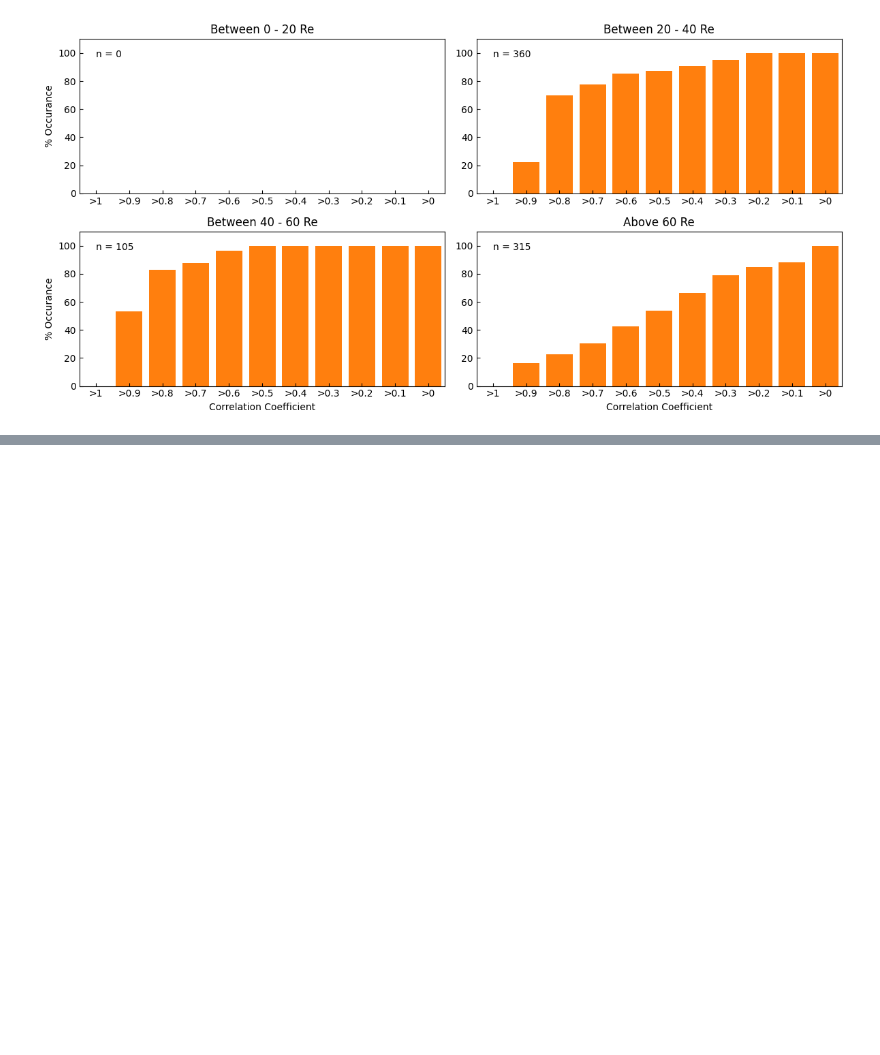
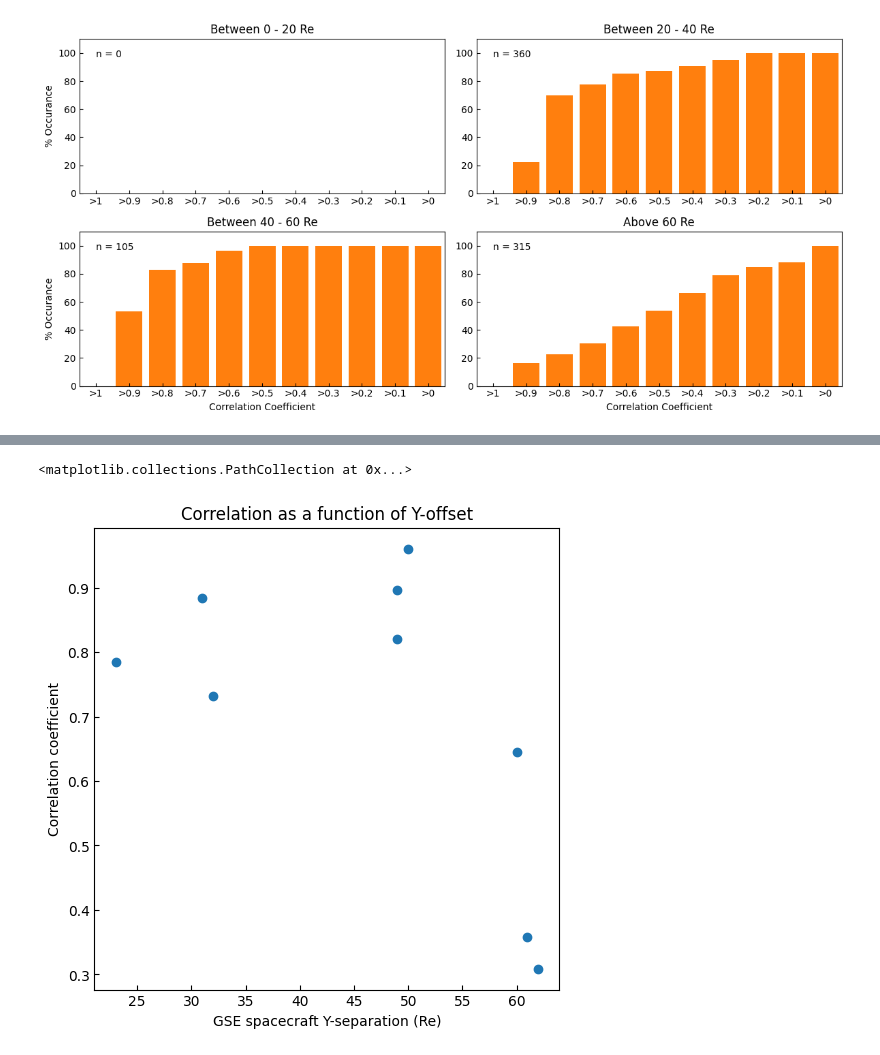
Before and after one commit to EspenFredrick/Solar-Wind-Reliability, a Jupyter notebook: SW-Width/SW-width.ipynb, the cells around one changed output, grey strips where cells are left out. Cells and saved outputs as stored; diff of their text form; code cells hidden in the pictures; blank space fills up the shorter version.

```diff
--- a/SW-Width/SW-width.ipynb
+++ b/SW-Width/SW-width.ipynb
@@ -429,0 +438,42 @@ plt.savefig("Plots/BarsByY", dpi=300)
+# %%
+def weighted_corrs(keys):
+    start = int(keys[1][0])
+    store = []
+    avgs = []
+    offsets = []
+    for i in range(len(keys[1])):
+        if int(keys[1][i]) == start:
+            store.append(keys[0][i])
+        elif int(keys[1][i]) != start:
+            avgs.append(np.average(store))
+            offsets.append(start)
+
+            store = []
+            store.append(keys[0][i])
+            start = int(keys[1][i])
+
+    avgs.append(np.average(store))
+    offsets.append(start)
+    return [avgs, offsets]
+# %%
+keys = ['2011-10-24', '2011-12-28', '2013-01-17', '2014-02-27A', '2014-02-27B', '2014-04-05', '2015-03-17']
+maxes = []
+sep = []
+
+for i in keys:
+    maxes = np.concatenate((maxes, pmax[i][0]))
+    sep = np.concatenate((sep, pmax[i][1]))
+all = [maxes, sep]
+
+osavg = weighted_corrs(all)
+# %%
+fig, ax = plt.subplots(figsize=(6,6))
+ax.set_title("Correlation as a function of Y-offset")
+ax.set_xlabel("GSE spacecraft Y-separation (Re)")
+ax.set_ylabel("Correlation coefficient")
+ax.tick_params(axis="both", direction="in")
+
+ax.scatter(osavg[1], osavg[0], color="C0")
+# %% [output]
+<matplotlib.collections.PathCollection at 0x...>
+[figure, added]
```
Also changed, not shown: parts of 2 cells of this notebook, 1 other file.
